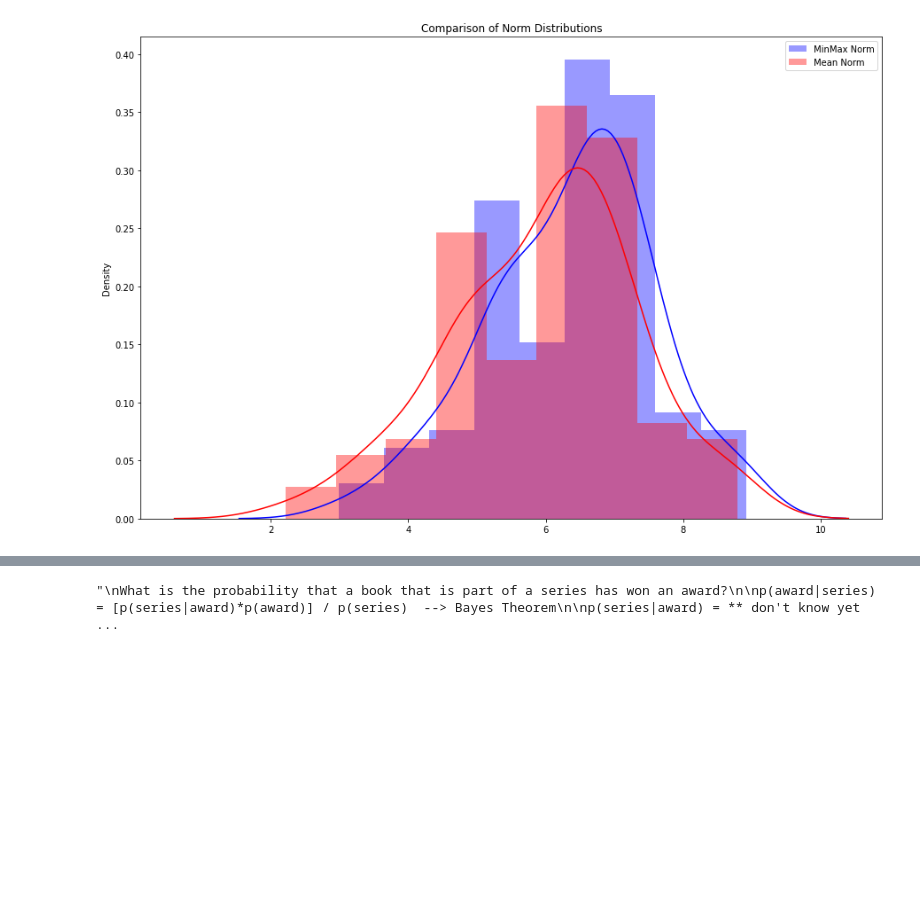
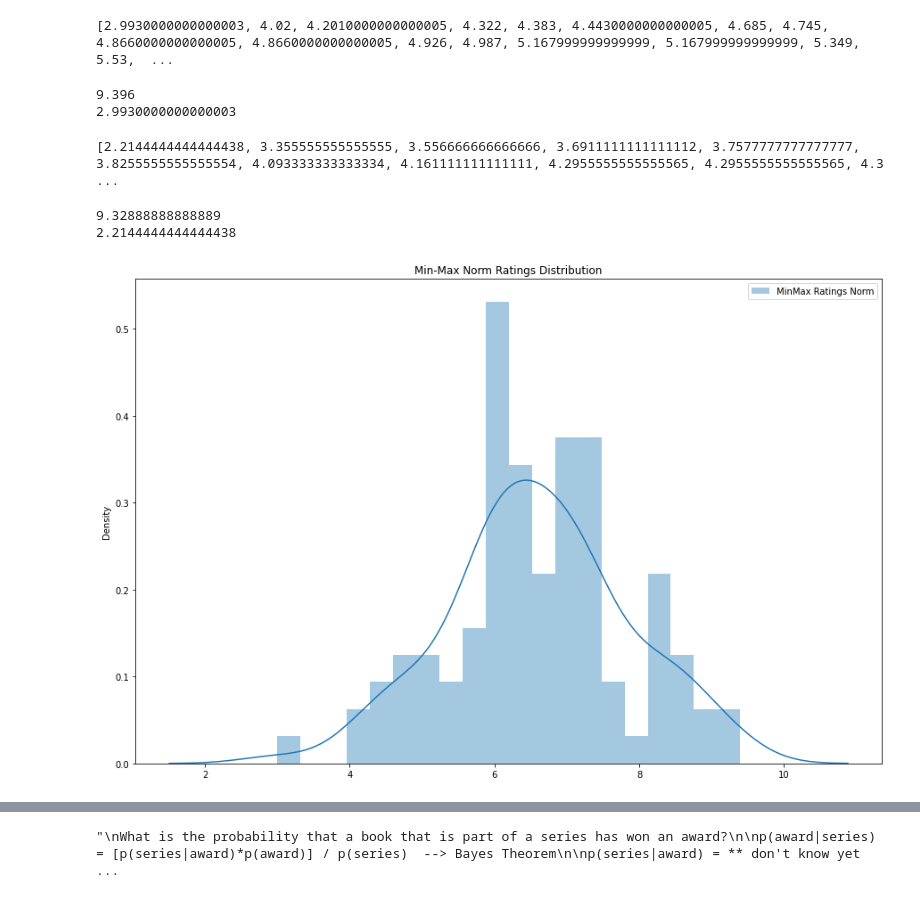
Before and after one commit to lorenzodemiri/Project_Snape, a Jupyter notebook: visualization_kimberley.ipynb, the cells around one changed output, grey strips where cells are left out. Saved outputs shown, nothing was run; the diff lists cells and outputs as text; code cells hidden in the pictures; blank space fills up the shorter version.

Commit message:
new visualisations added

```diff
--- a/visualization_kimberley.ipynb
+++ b/visualization_kimberley.ipynb
@@ -88,10 +59,33 @@ plt.savefig('mean_norm.jpg')
-# %%
-# Distribution plot of both normal distributions
-plt.figure(figsize=(15,10))
-sns.distplot(minmax_list, label='MinMax Norm', color='blue')
-sns.distplot(mean_norm, label='Mean Norm', color='red')
-c=plt.legend()
-plt.title("Comparison of Norm Distributions")
-plt.savefig('norm_dists.jpg')
-# %% [output]
-[figure, removed]
+# %%
+minmax_ratings_list = sample_books["minmax_norm_ratings"].tolist()
+minmax_ratings_list.sort()
+print(minmax_ratings_list)
+# %% [output]
+[2.9930000000000003, 4.02, 4.2010000000000005, 4.322, 4.383, 4.4430000000000005, 4.685, 4.745, 4.8660000000000005, 4.8660000000000005, 4.926, 4.987, 5.167999999999999, 5.167999999999999, 5.349, 5.53,  ...
+# %%
+print(max(minmax_ratings_list))
+print(min(minmax_ratings_list))
+# %% [output]
+9.396
+2.9930000000000003
+# %%
+mean_ratings_norm = sample_books["mean_norm_ratings"].tolist()
+mean_ratings_norm.sort()
+print(mean_ratings_norm)
+# %% [output]
+[2.2144444444444438, 3.355555555555555, 3.556666666666666, 3.6911111111111112, 3.7577777777777777, 3.8255555555555554, 4.093333333333334, 4.161111111111111, 4.2955555555555565, 4.2955555555555565, 4.3 ...
+# %%
+print(max(mean_ratings_norm))
+print(min(mean_ratings_norm))
+# %% [output]
+9.32888888888889
+2.2144444444444438
+# %%
+# Distribution plot of minmax normal distribution
+plt.figure(figsize=(15,10))
+sns.distplot(minmax_ratings_list, label='MinMax Ratings Norm', bins=20)
+c=plt.legend()
+plt.title("Min-Max Norm Ratings Distribution")
+plt.savefig('minmax_ratings_norm.jpg')
+# %% [output]
+[figure, added]
```
Also changed, not shown: parts of 56 cells of this notebook, 20 other files.
